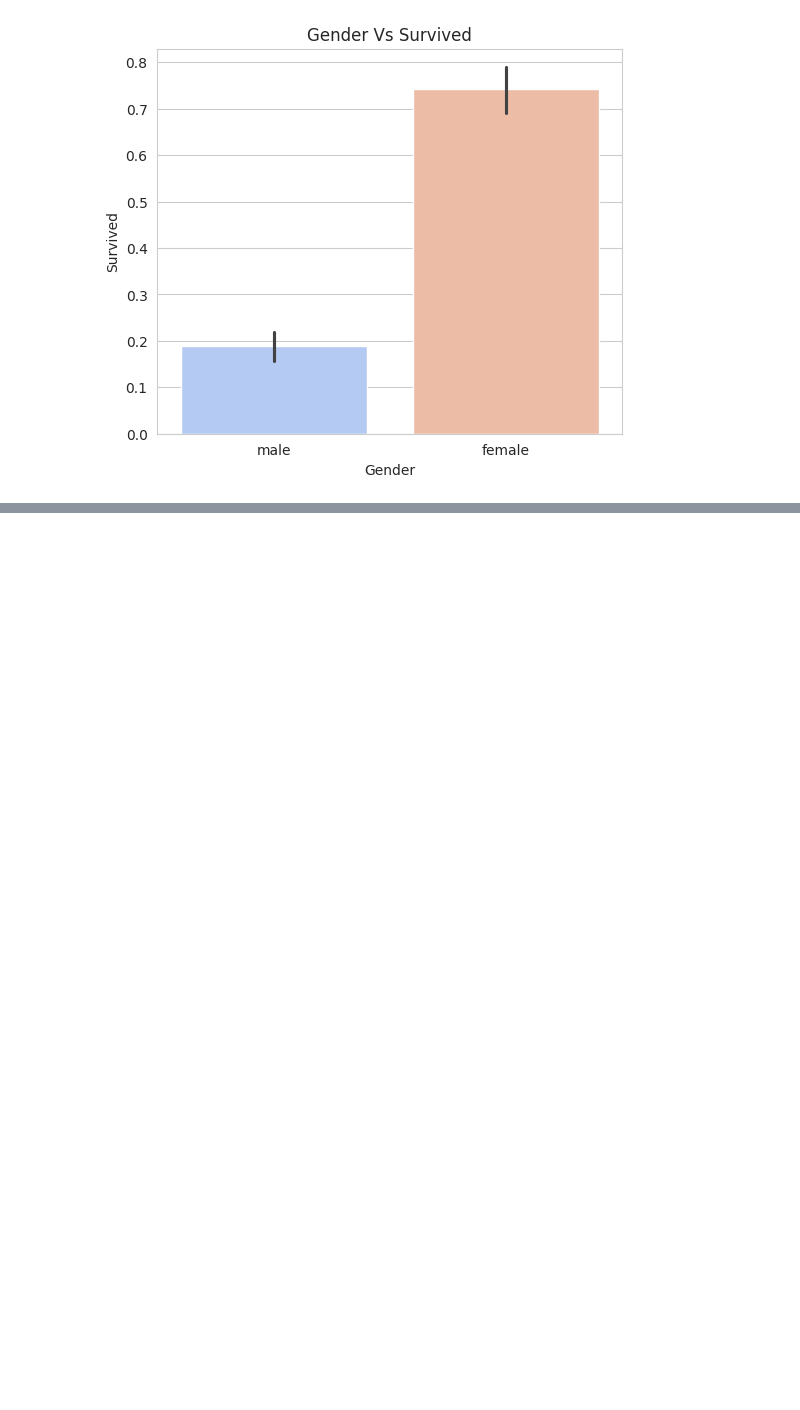
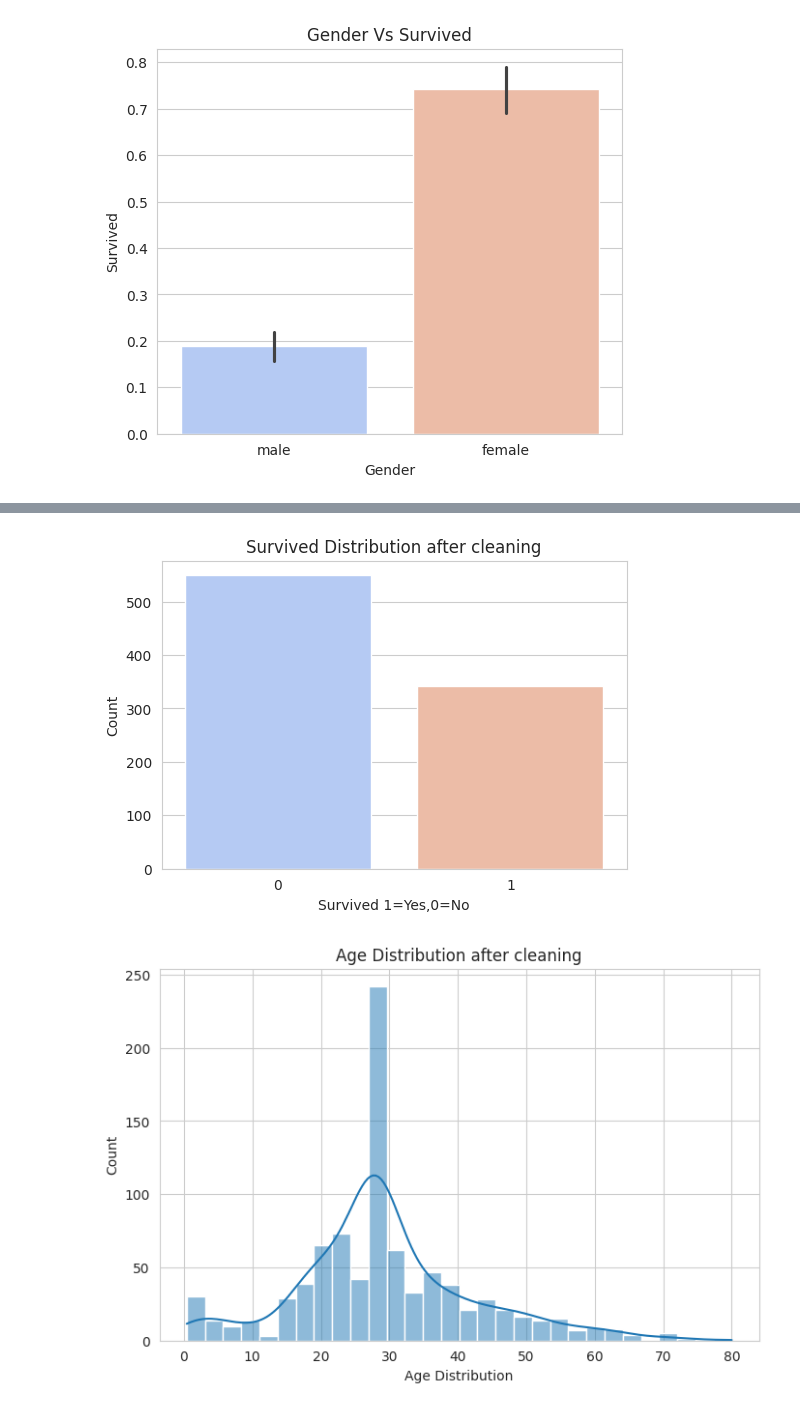
Before and after one commit to mumbimuthiga/data_handling, a Jupyter notebook: eda.ipynb, the cells around one changed output, grey strips where cells are left out. Drawn from its saved outputs; the diff is of its cells as text; code cells hidden in the pictures; blank space fills up the shorter version.

Commit message:
Data visualization after data cleanup

```diff
--- a/eda.ipynb
+++ b/eda.ipynb
@@ -101,0 +111,11 @@ plt.show()
+# %%
+titanicdf=titanic.copy()
+titanicdf.drop(columns=[])
+titanicdfcleaned=titanicdf.drop(columns=['Cabin' ,'Ticket'])# Drop columns with excessive missing values and less relevance
+titanicdfcleaned.head()
+# Fill missing values
+titanicdfcleaned['Age'].fillna(titanicdfcleaned['Age'].median(),inplace=True) #using median
+titanicdfcleaned['Embarked'].fillna(titanicdfcleaned['Embarked'].mode()[0],inplace=True) #Using mode
+
+# Verify changes
+titanicdfcleaned.info(), titanicdfcleaned.isnull().sum()
@@ -101,0 +161,21 @@ plt.show()
+# %%
+sns.set_style("whitegrid")
+
+plt.figure(figsize=(6,4))
+sns.countplot(x="Survived",data=titanicdfcleaned ,palette="coolwarm")
+plt.title("Survived Distribution after cleaning");
+plt.xlabel("Survived 1=Yes,0=No")
+plt.ylabel("Count")
+plt.show()
+
+
+
+plt.figure(figsize=(8,5))
+sns.histplot(x="Age",data=titanicdfcleaned,kde=True,bins=30 ,palette="coolwarm")
+plt.title("Age Distribution after cleaning")
+plt.xlabel("Age Distribution")
+plt.ylabel("Count")
+plt.show()
+# %% [output]
+[figure, added]
+[figure, added]
```
Also changed, not shown: parts of 3 cells of this notebook.
